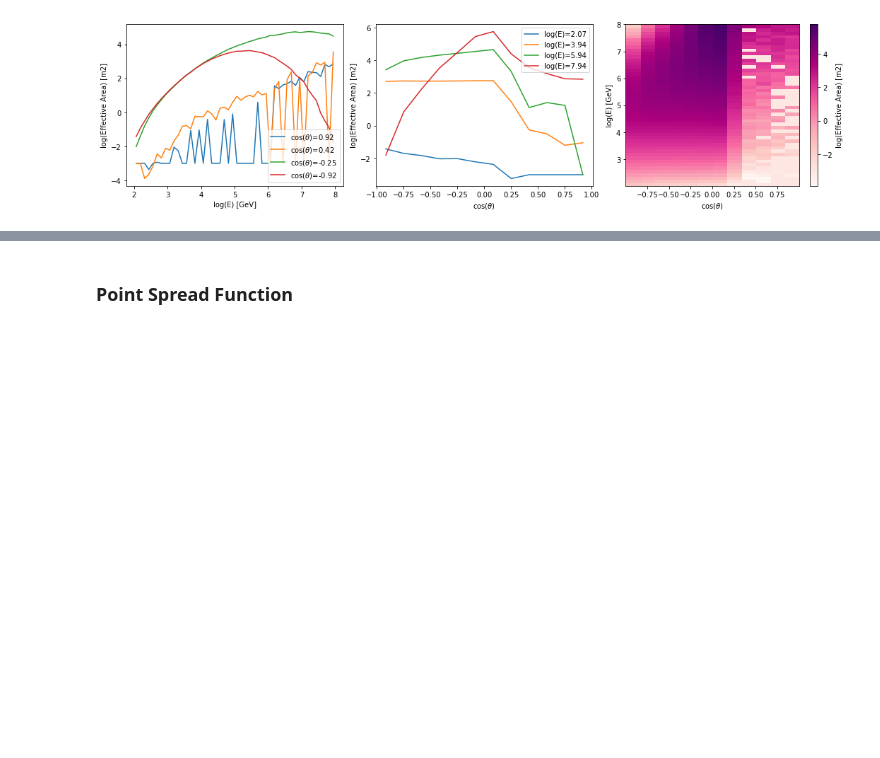
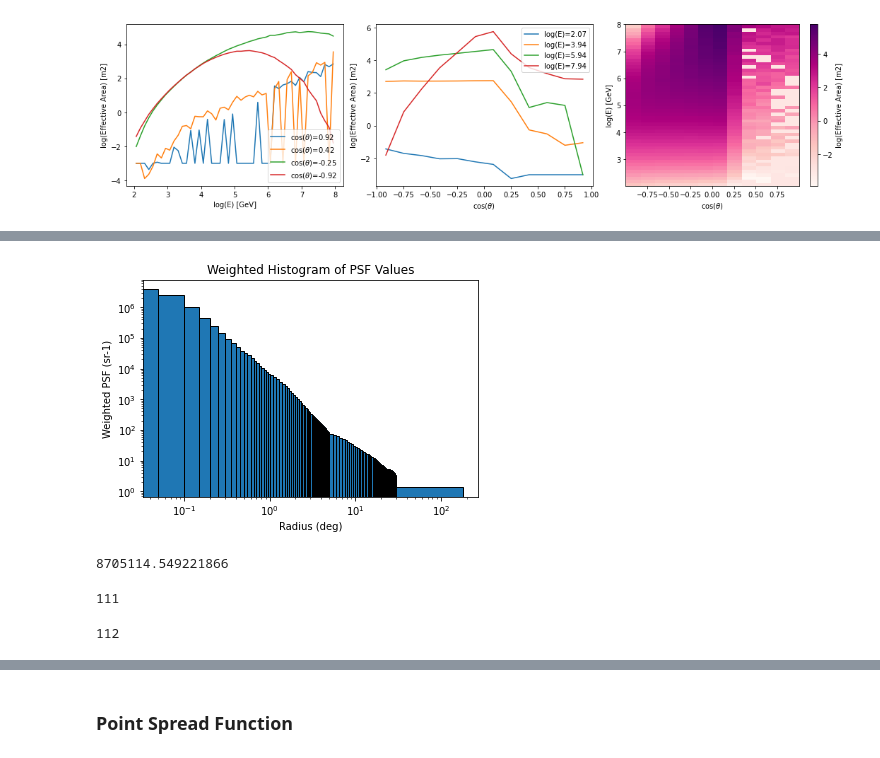
Before and after one commit to KM3NeT/km3irf, a Jupyter notebook: use_cases/Use_case_1.ipynb, the cells around one changed output, grey strips where cells are left out. Cells and saved outputs as stored; diff of their text form; code cells hidden in the pictures; blank space fills up the shorter version.

```diff
--- a/use_cases/Use_case_1.ipynb
+++ b/use_cases/Use_case_1.ipynb
@@ -98,0 +113,3 @@ aeff.peek()
+# %%
+psf_value = np.sum(psf.data["RPSF"][0], axis=(1, 2))
+psf_value
@@ -98,0 +134,3 @@ aeff.peek()
+# %%
+bin_edges = np.append(psf.data["RAD_LO"][0], psf.data["RAD_HI"][0][-1])
+bin_edges
@@ -98,0 +157,30 @@ aeff.peek()
+# %%
+fig, ax = plt.subplots()
+
+# Plot the histogram
+ax.hist(psf.rad_center, bins=bin_edges, weights=psf_value, edgecolor='black')
+# ax.hist(rad_C_deg.value, bins=rad_deg.value, edgecolor='black')
+
+ax.set_yscale("log")
+ax.set_xscale("log")
+ax.set_xlabel("Radius (deg)")
+ax.set_ylabel("Weighted PSF (sr-1)")
+ax.set_title("Weighted Histogram of PSF Values")
+
+plt.show()
+# %% [output]
+[figure, added]
+# %%
+psf_value.sum()
+# %% [output]
+8705114.549221866
+# %%
+len(psf.data["RAD_LO"][0])
+# %% [output]
+111
+# %%
+a = psf.data["RAD_LO"][0]
+b= np.append(a, psf.data["RAD_HI"][0][-1])
+len(b)
+# %% [output]
+112
```
Also changed, not shown: parts of 6 cells of this notebook, 3 other files.
